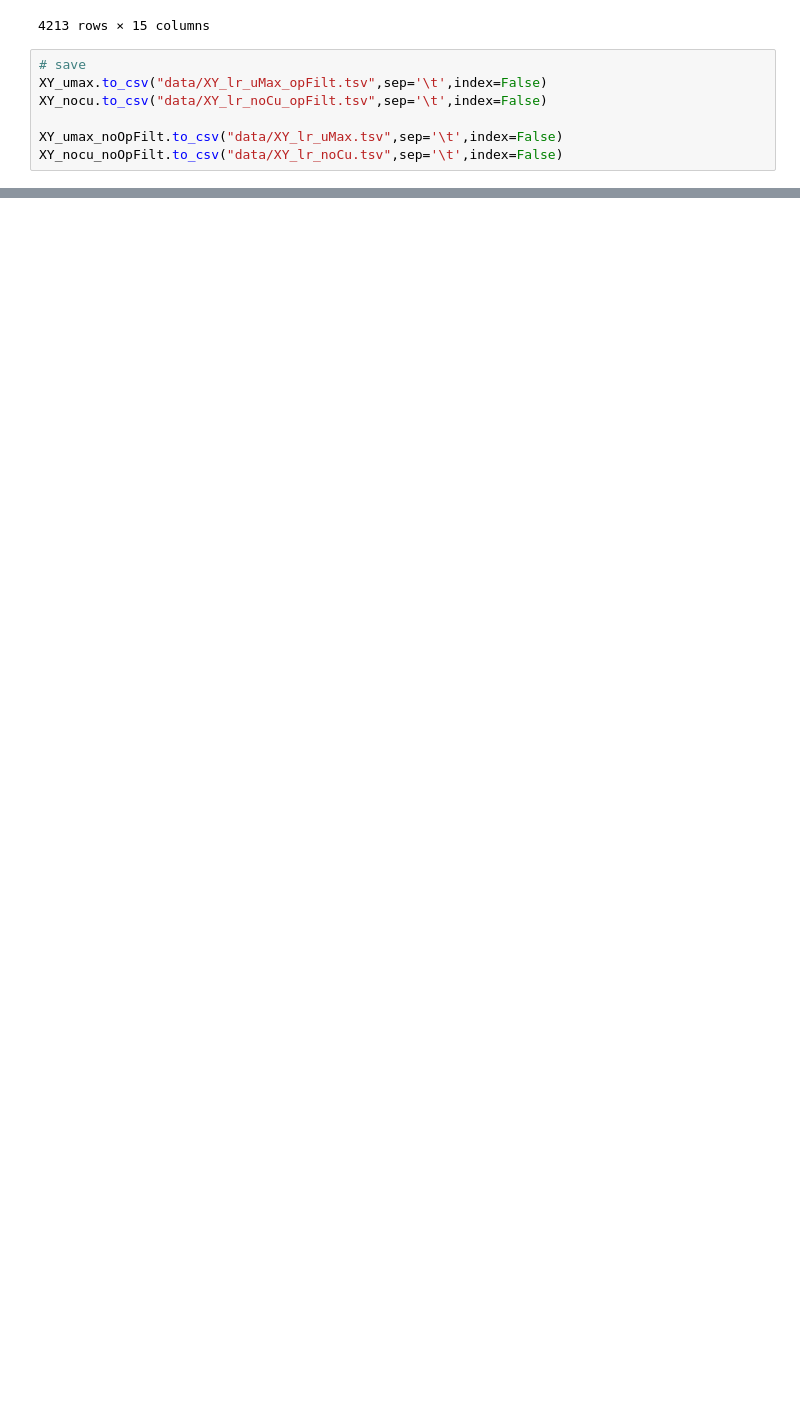
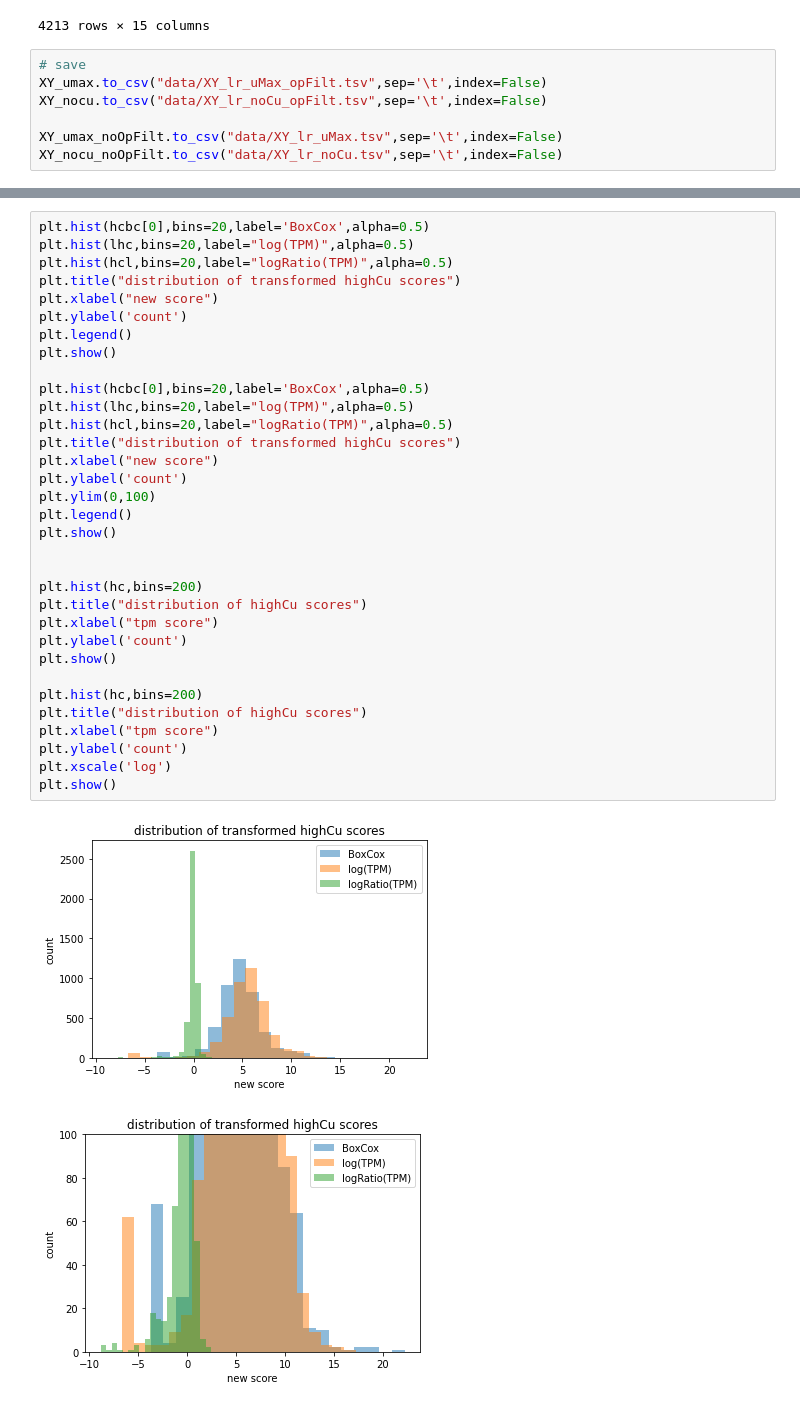
Before and after one commit to erinhwilson/deep-5g-sandbox, a Jupyter notebook: transform_5g_data.ipynb, the cells around one changed output, grey strips where cells are left out. Saved outputs shown, nothing was run; the diff lists cells and outputs as text; blank space fills up the shorter version.

```diff
--- a/transform_5g_data.ipynb
+++ b/transform_5g_data.ipynb
@@ -272,0 +331,36 @@ XY_nocu_noOpFilt.to_csv("data/XY_lr_noCu.tsv",sep='\t',index=False)
+# %%
+plt.hist(hcbc[0],bins=20,label='BoxCox',alpha=0.5)
+plt.hist(lhc,bins=20,label="log(TPM)",alpha=0.5)
+plt.hist(hcl,bins=20,label="logRatio(TPM)",alpha=0.5)
+plt.title("distribution of transformed highCu scores")
+plt.xlabel("new score")
+plt.ylabel('count')
+plt.legend()
+plt.show()
+
+plt.hist(hcbc[0],bins=20,label='BoxCox',alpha=0.5)
+plt.hist(lhc,bins=20,label="log(TPM)",alpha=0.5)
+plt.hist(hcl,bins=20,label="logRatio(TPM)",alpha=0.5)
+plt.title("distribution of transformed highCu scores")
+plt.xlabel("new score")
+plt.ylabel('count')
+plt.ylim(0,100)
+plt.legend()
+plt.show()
+
+
+plt.hist(hc,bins=200)
+plt.title("distribution of highCu scores")
+plt.xlabel("tpm score")
+plt.ylabel('count')
+plt.show()
+
+plt.hist(hc,bins=200)
+plt.title("distribution of highCu scores")
+plt.xlabel("tpm score")
+plt.ylabel('count')
+plt.xscale('log')
+plt.show()
+# %% [output]
+[figure, added]
+[figure, added]
```
Also changed, not shown: parts of 21 cells of this notebook, 2 other files.
